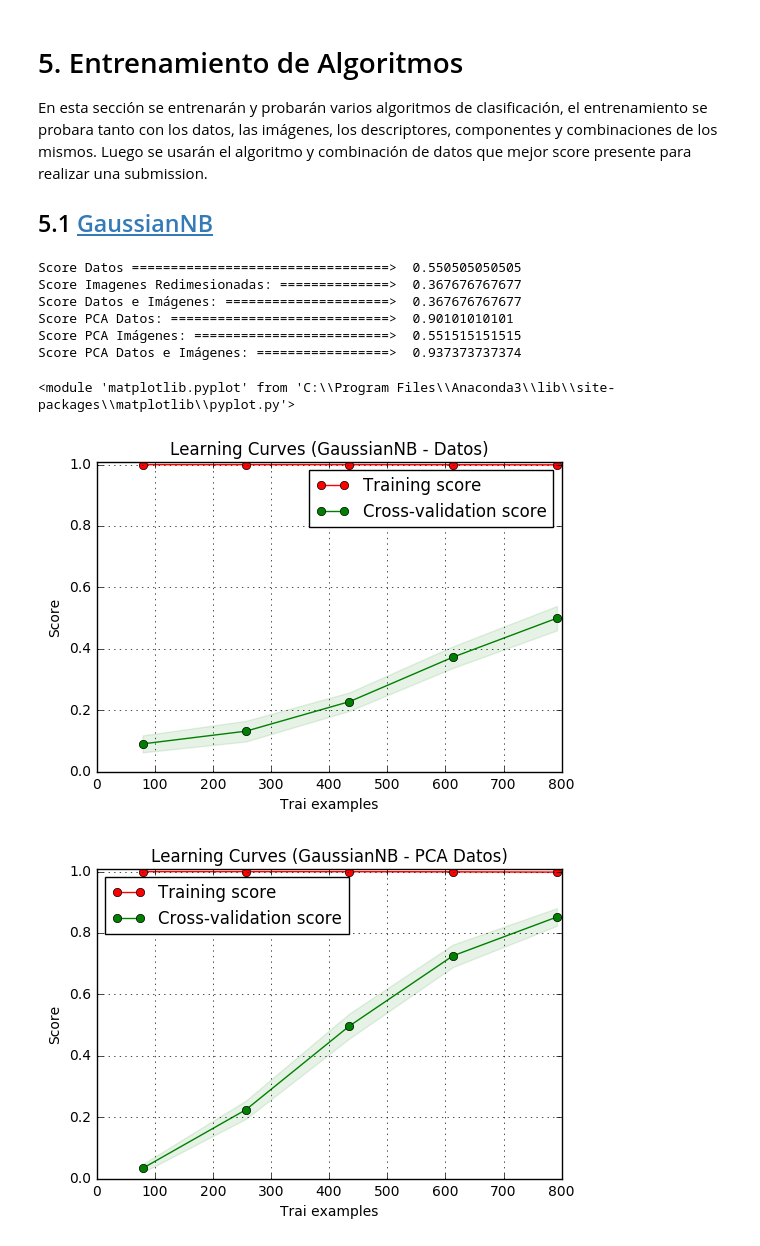
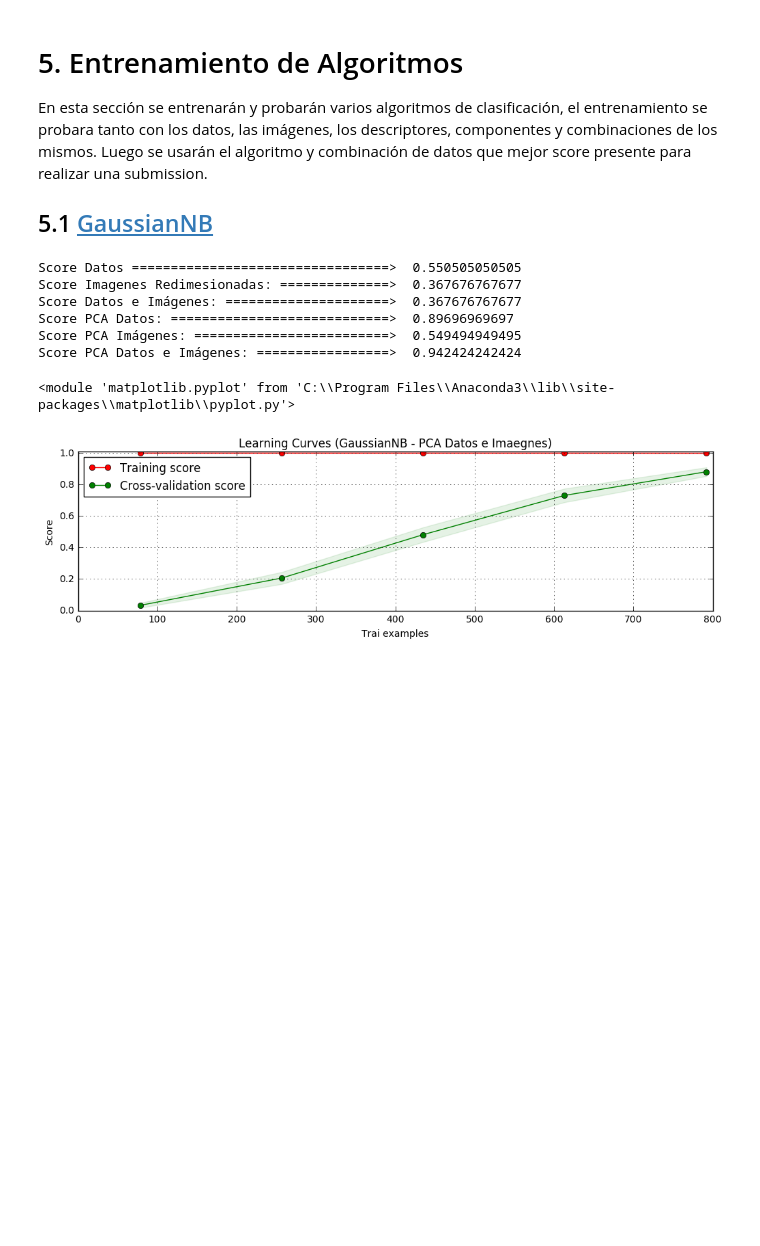
Before and after one commit to DaielChom/Leaf-Classification, a Jupyter notebook: Leaf Clasification.ipynb, the cells around one changed output. Saved outputs shown, nothing was run; the diff lists cells and outputs as text; code cells hidden in the pictures; blank space fills up the shorter version.

```diff
--- a/Leaf Clasification.ipynb
+++ b/Leaf Clasification.ipynb
@@ -158,6 +152,5 @@ Se realiza la misma división de datos para entrenamiento y test con las imágen
 id_train = train['id'].values
 id_test = test['id'].values
 # %%
-aux_img = np.array([set_images[i-1] for i in id_train])
-X_train_img = aux_img[:700]
-X_test_img = aux_img[700:]
+aux_img_train = np.array([set_images[i-1] for i in id_train])
+aux_img_test = np.array([set_images[i-1] for i in id_test])
@@ -184,4 +160,7 @@ resize_test = []
+# %%
+resize_train = []
+resize_test = []
 # %%
-for i in aux_img:
-    resize_img.append(tf.resize(i,(300,300)).flatten())
+for i in aux_img_train:
+    resize_train.append(tf.resize(i,(300,300)).flatten())
 # %%
@@ -206,10 +182,9 @@ pca = PCA(n_components=60)
 Xp = pca.fit_transform(data_X_train)
 
 # PCA Imágenes
-Xp_img = pca.fit_transform(resize_img)
+Xp_img = pca.fit_transform(resize_train)
 
-# PCA datos e Imágenes
-data_resize = np.concatenate((data_X_train,resize_img), axis = 1)
+
 Xp_data_img = np.concatenate((Xp,Xp_img),axis = 1)
-print(data_X_train.shape, np.array(resize_img).shape, data_resize.shape)
+print(data_X_train.shape, np.array(resize_train).shape)
 # %% [output]
@@ -226,7 +215,7 @@ score_data_g = np.mean(cross_val_score(gaussian_model, data_X_train, data_y_trai
 print("Score Datos =================================> ", score_data_g)
 
 # Imagenes redimensionadas
-score_resize_g = np.mean(cross_val_score(gaussian_model, resize_img,data_y_train, cv=5))
+score_resize_g = np.mean(cross_val_score(gaussian_model, resize_train,data_y_train, cv=5))
 print("Score Imagenes Redimesionadas: ==============> ", score_resize_g)
 
 # Datos e Imágenes redimensionadas
@@ -248,30 +237,17 @@ print("Score PCA Datos e Imágenes: =================> ", score_pca_data_img_g)
 Score Datos =================================>  0.550505050505
 Score Imagenes Redimesionadas: ==============>  0.367676767677
 Score Datos e Imágenes: =====================>  0.367676767677
-Score PCA Datos: ============================>  0.90101010101
-Score PCA Imágenes: =========================>  0.551515151515
-Score PCA Datos e Imágenes: =================>  0.937373737374
+Score PCA Datos: ============================>  0.89696969697
+Score PCA Imágenes: =========================>  0.549494949495
+Score PCA Datos e Imágenes: =================>  0.942424242424
 # %%
 digits = load_digits()
 cv = ShuffleSplit(n_splits=100, test_size=0.2, random_state=0)
 y_lim = (0, 1.01)
 # %%
-# Datos
-title = "Learning Curves (GaussianNB - Datos)"
-plot_learning_curve(gaussian_model, title, data_X_train, data_y_train, ylim=y_lim, cv=cv, n_jobs=4)
-
-# PCA Datos
-title = "Learning Curves (GaussianNB - PCA Datos)"
-plot_learning_curve(gaussian_model, title, Xp, data_y_train, ylim=y_lim, cv=cv, n_jobs=4)
-
-# PCA Imágenes
-title = "Learning Curves (GaussianNB - PCA Imagenes)"
-plot_learning_curve(gaussian_model, title, Xp_img, data_y_train, ylim=y_lim, cv=cv, n_jobs=4)
-
 # PCA Datos e Imágenes
 title = "Learning Curves (GaussianNB - PCA Datos e Imaegnes)"
 plot_learning_curve(gaussian_model, title, Xp_data_img, data_y_train, ylim=y_lim, cv=cv, n_jobs=4)
 # %% [output]
 <module 'matplotlib.pyplot' from 'C:\\Program Files\\Anaconda3\\lib\\site-packages\\matplotlib\\pyplot.py'>
-[figure, old version]
+[figure, new version]
-[figure, removed]
```
Also changed, not shown: parts of 57 cells of this notebook, 10 other files.
